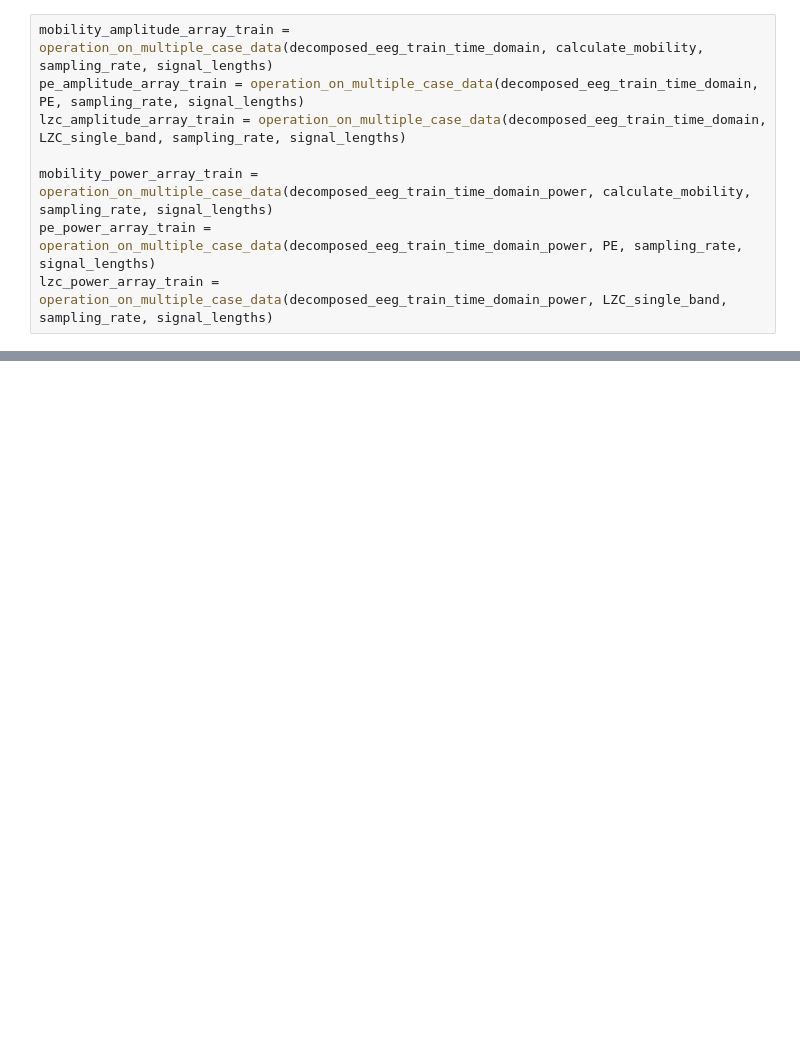
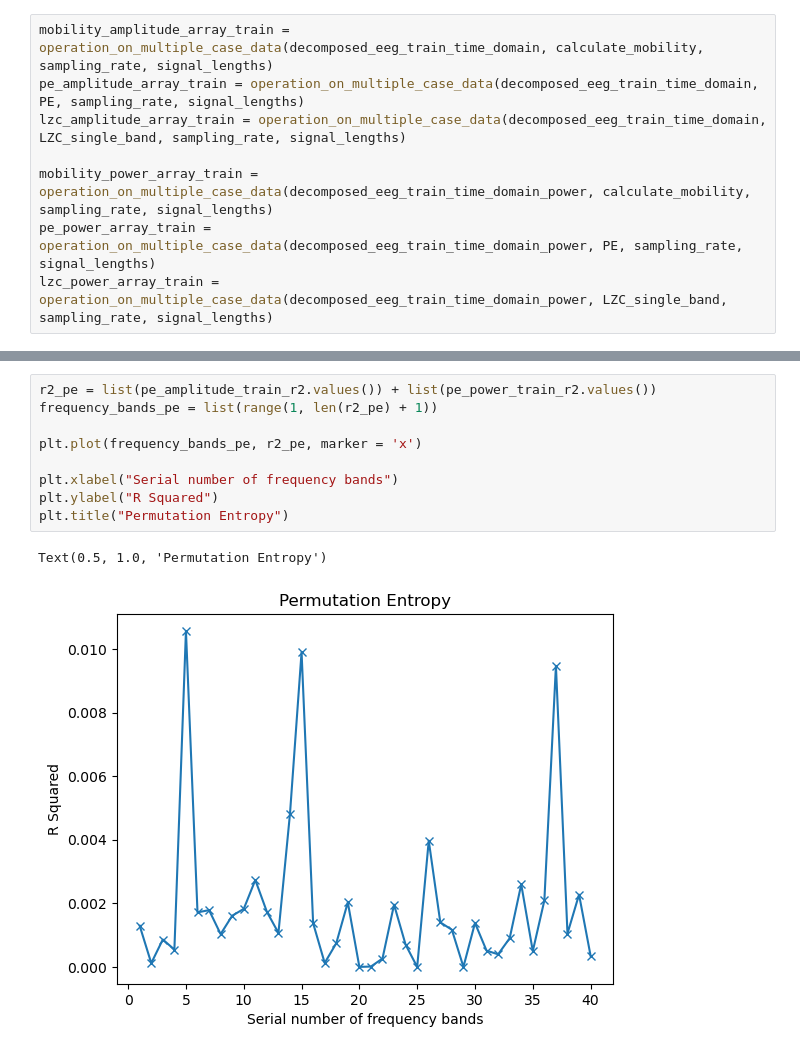
Before and after one commit to callummckee/DoA-from-EEG, a Jupyter notebook: main.ipynb, the cells around one changed output, grey strips where cells are left out. Cells and saved outputs as stored; diff of their text form; blank space fills up the shorter version.

```diff
--- a/main.ipynb
+++ b/main.ipynb
@@ -78,0 +137,12 @@ print(f'lzc power train r2 {lzc_power_train_r2}')
+# %%
+r2_pe = list(pe_amplitude_train_r2.values()) + list(pe_power_train_r2.values())
+frequency_bands_pe = list(range(1, len(r2_pe) + 1))
+
+plt.plot(frequency_bands_pe, r2_pe, marker = 'x')
+
+plt.xlabel("Serial number of frequency bands")
+plt.ylabel("R Squared")
+plt.title("Permutation Entropy")
+# %% [output]
+Text(0.5, 1.0, 'Permutation Entropy')
+[figure, added]
```
Also changed, not shown: parts of 8 cells of this notebook, 4 other files.
